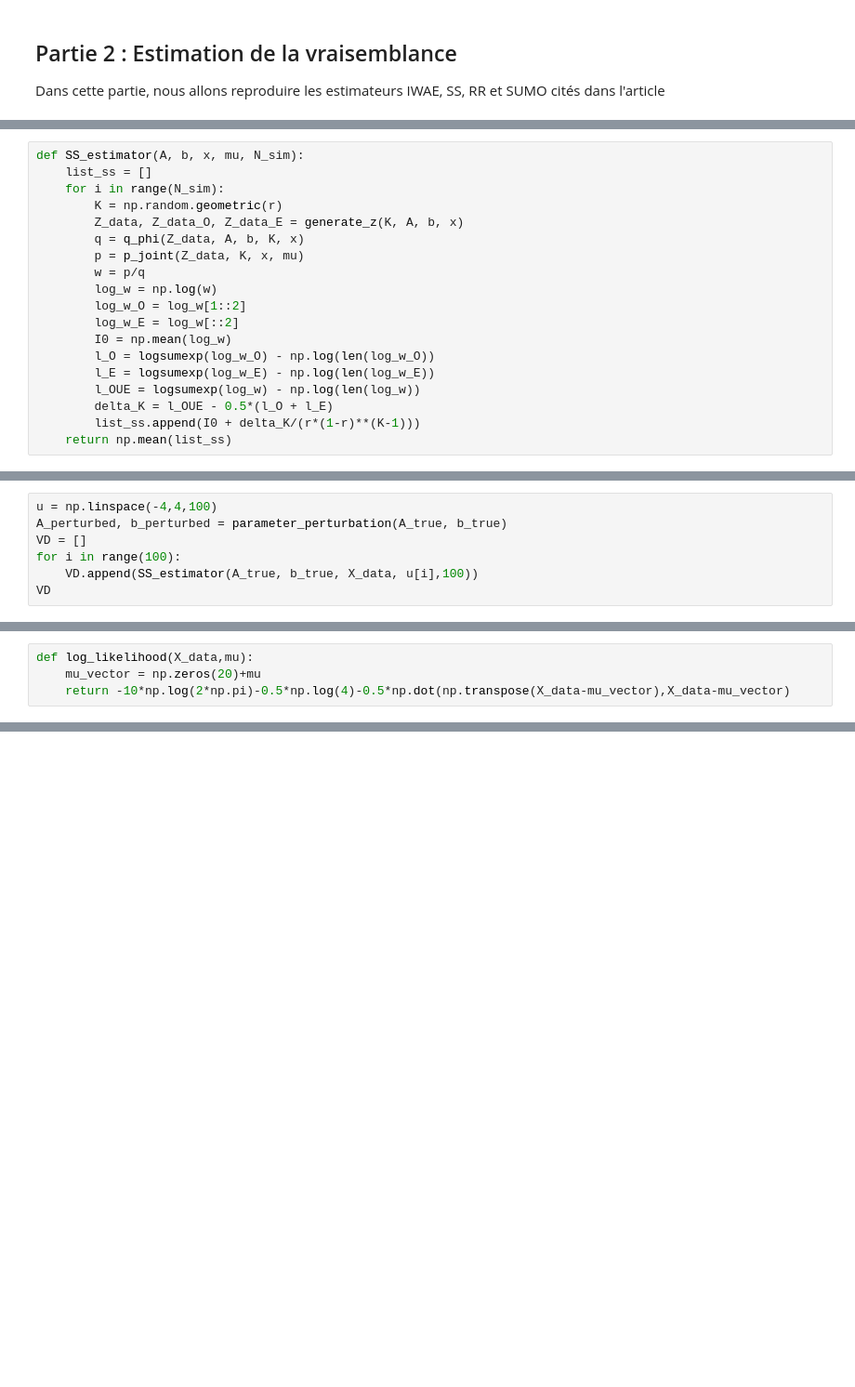
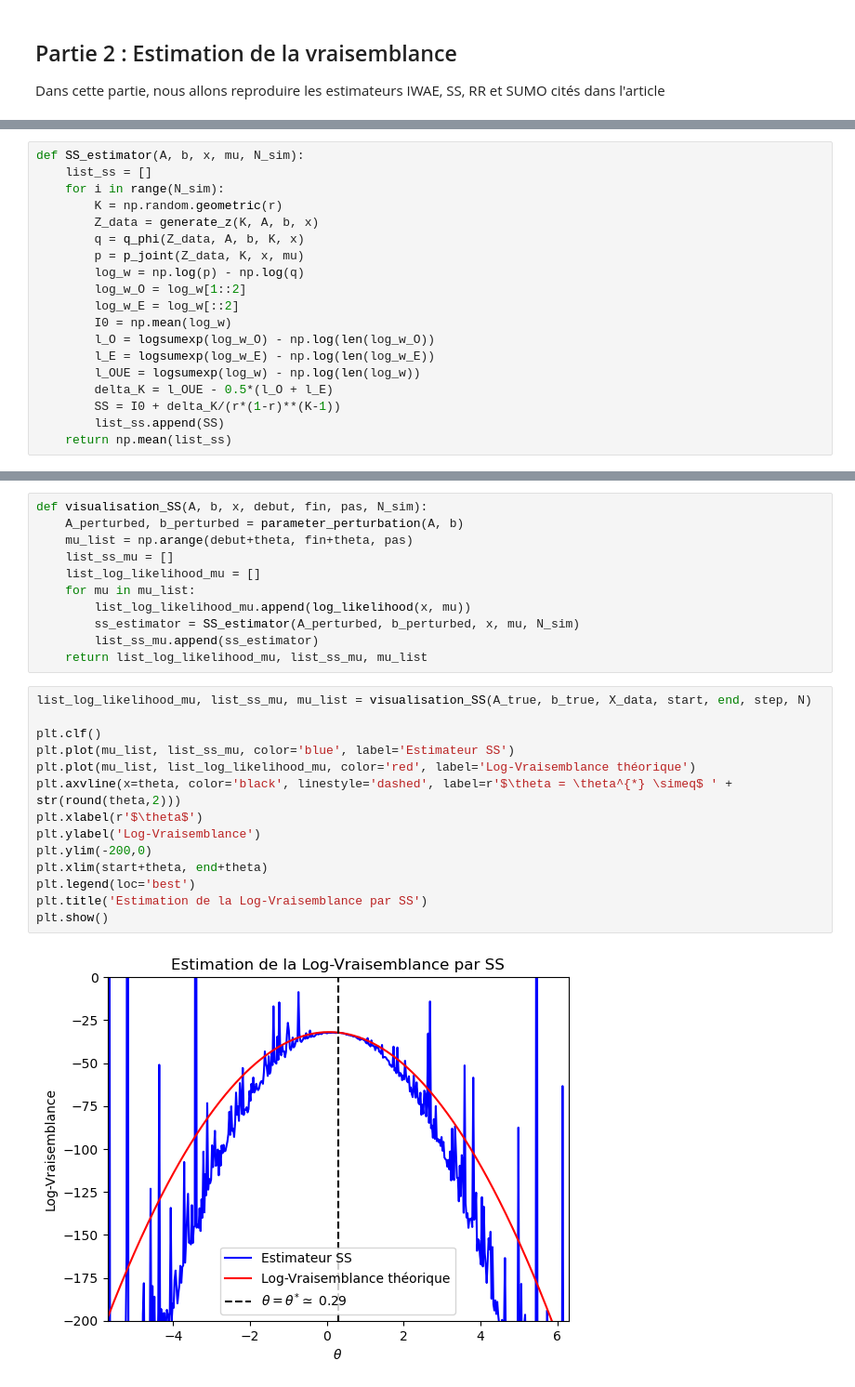
Before and after one commit to RyanSAMAMA/SMC_unbiaised_gradient, a Jupyter notebook: test_code_ryan.ipynb, the cells around one changed output, grey strips where cells are left out. Shown: that part at 93% size. Cells and saved outputs as stored; diff of their text form; blank space fills up the shorter version.

Commit message:
Estimateur IWAE + Visualisation + Amélioration performance code

```diff
--- a/test_code_ryan.ipynb
+++ b/test_code_ryan.ipynb
@@ -58,11 +65,10 @@ def SS_estimator(A, b, x, mu, N_sim):
     list_ss = []
     for i in range(N_sim):
         K = np.random.geometric(r)
-        Z_data, Z_data_O, Z_data_E = generate_z(K, A, b, x)
+        Z_data = generate_z(K, A, b, x)
         q = q_phi(Z_data, A, b, K, x)
         p = p_joint(Z_data, K, x, mu)
-        w = p/q
-        log_w = np.log(w)
+        log_w = np.log(p) - np.log(q)
         log_w_O = log_w[1::2]
         log_w_E = log_w[::2]
         I0 = np.mean(log_w)
@@ -70,5 +76,6 @@ def SS_estimator(A, b, x, mu, N_sim):
         l_E = logsumexp(log_w_E) - np.log(len(log_w_E))
         l_OUE = logsumexp(log_w) - np.log(len(log_w))
         delta_K = l_OUE - 0.5*(l_O + l_E)
-        list_ss.append(I0 + delta_K/(r*(1-r)**(K-1)))
+        SS = I0 + delta_K/(r*(1-r)**(K-1))
+        list_ss.append(SS)
     return np.mean(list_ss)
@@ -79,7 +81,0 @@ SS_estimator(A_true, b_true, X_data, 1.31,1000)
-# %%
-u = np.linspace(-4,4,100)
-A_perturbed, b_perturbed = parameter_perturbation(A_true, b_true)
-VD = []
-for i in range(100):
-    VD.append(SS_estimator(A_true, b_true, X_data, u[i],100))
-VD
@@ -116,4 +81,0 @@ array([ 2.32410059,  1.72133206,  3.02204085,  1.28039502,  3.20599295,
-# %%
-def log_likelihood(X_data,mu):
-    mu_vector = np.zeros(20)+mu
-    return -10*np.log(2*np.pi)-0.5*np.log(4)-0.5*np.dot(np.transpose(X_data-mu_vector),X_data-mu_vector)
@@ -148,0 +84,27 @@ plt.plot(u,VD)
+# %%
+def visualisation_SS(A, b, x, debut, fin, pas, N_sim):
+    A_perturbed, b_perturbed = parameter_perturbation(A, b)
+    mu_list = np.arange(debut+theta, fin+theta, pas)
+    list_ss_mu = []
+    list_log_likelihood_mu = []
+    for mu in mu_list:
+        list_log_likelihood_mu.append(log_likelihood(x, mu))
+        ss_estimator = SS_estimator(A_perturbed, b_perturbed, x, mu, N_sim)
+        list_ss_mu.append(ss_estimator)
+    return list_log_likelihood_mu, list_ss_mu, mu_list
+# %%
+list_log_likelihood_mu, list_ss_mu, mu_list = visualisation_SS(A_true, b_true, X_data, start, end, step, N)
+
+plt.clf()
+plt.plot(mu_list, list_ss_mu, color='blue', label='Estimateur SS')
+plt.plot(mu_list, list_log_likelihood_mu, color='red', label='Log-Vraisemblance théorique')
+plt.axvline(x=theta, color='black', linestyle='dashed', label=r'$\theta = \theta^{*} \simeq$ ' + str(round(theta,2)))
+plt.xlabel(r'$\theta$')
+plt.ylabel('Log-Vraisemblance')
+plt.ylim(-200,0)
+plt.xlim(start+theta, end+theta)
+plt.legend(loc='best')
+plt.title('Estimation de la Log-Vraisemblance par SS')
+plt.show()
+# %% [output]
+[figure, added]
```
Also changed, not shown: parts of 30 cells of this notebook.
